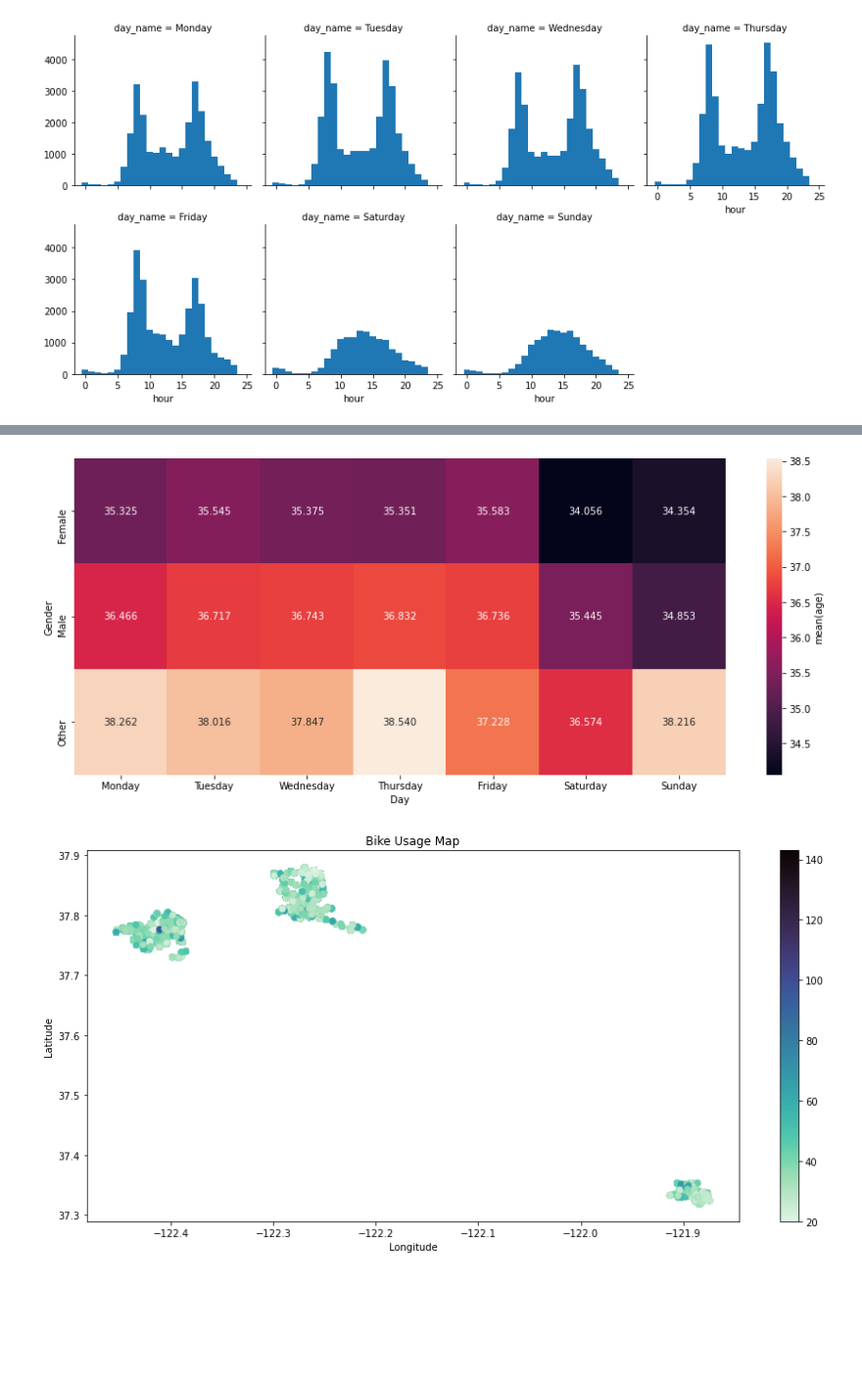
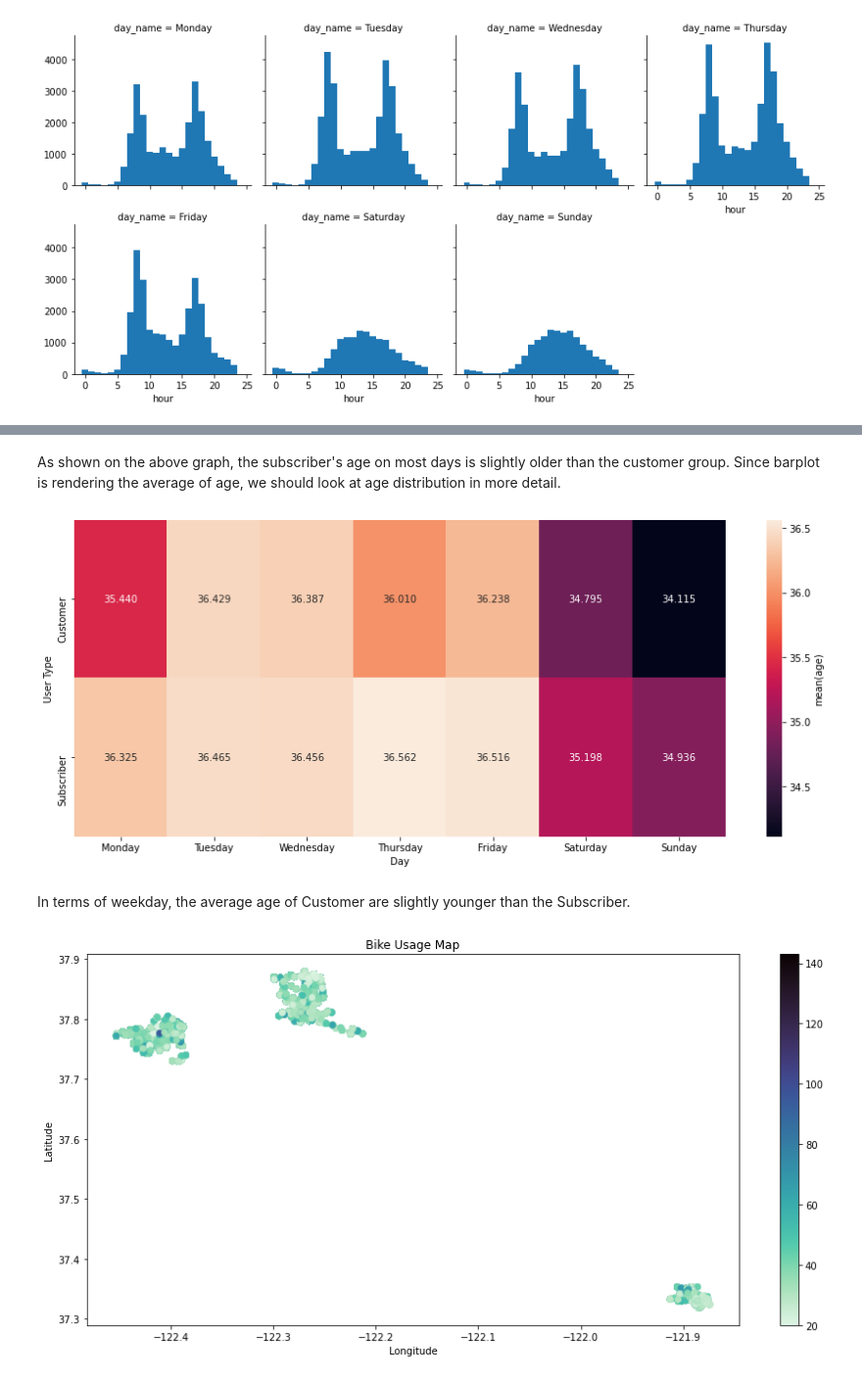
Before and after one commit to chefZau/Bike-System-Data-Exploration, a Jupyter notebook: BikeSystemExploration.ipynb, the cells around one changed output, grey strips where cells are left out. Shown at 98% size. Drawn from its saved outputs; the diff is of its cells as text; code cells hidden in the pictures; blank space fills up the shorter version.

```diff
--- a/BikeSystemExploration.ipynb
+++ b/BikeSystemExploration.ipynb
@@ -428,0 +501,2 @@ df['age'] = 2021 - df['member_birth_year']
+# %% [markdown]
+As shown on the above graph, the subscriber's age on most days is slightly older than the customer group. Since barplot is rendering the average of age, we should look at age distribution in more detail.
@@ -429,16 +505,18 @@ df['age'] = 2021 - df['member_birth_year']
 # %%
 plt.figure(figsize=[15, 6])
 
-cat_means = df.groupby(["day_name", "member_gender"]).mean()['age']
+cat_means = df.groupby(["day_name", "user_type"]).mean()['age']
 cat_means = cat_means.reset_index(name="age_avg")
-cat_means = cat_means.pivot(index="member_gender", columns="day_name", values="age_avg")
+cat_means = cat_means.pivot(index="user_type", columns="day_name", values="age_avg")
 
 sns.heatmap(cat_means, annot=True, fmt=".3f", cbar_kws={"label":"mean(age)"});
 
 plt.xlabel("Day")
-plt.ylabel("Gender");
+plt.ylabel("User Type");
 # %% [output]
-[figure, old version]
+[figure, new version]
+# %% [markdown]
+In terms of weekday, the average age of Customer are slightly younger than the Subscriber.
 # %%
 plt.figure(figsize=[15, 7])
 
```
Also changed, not shown: parts of 37 cells of this notebook.
